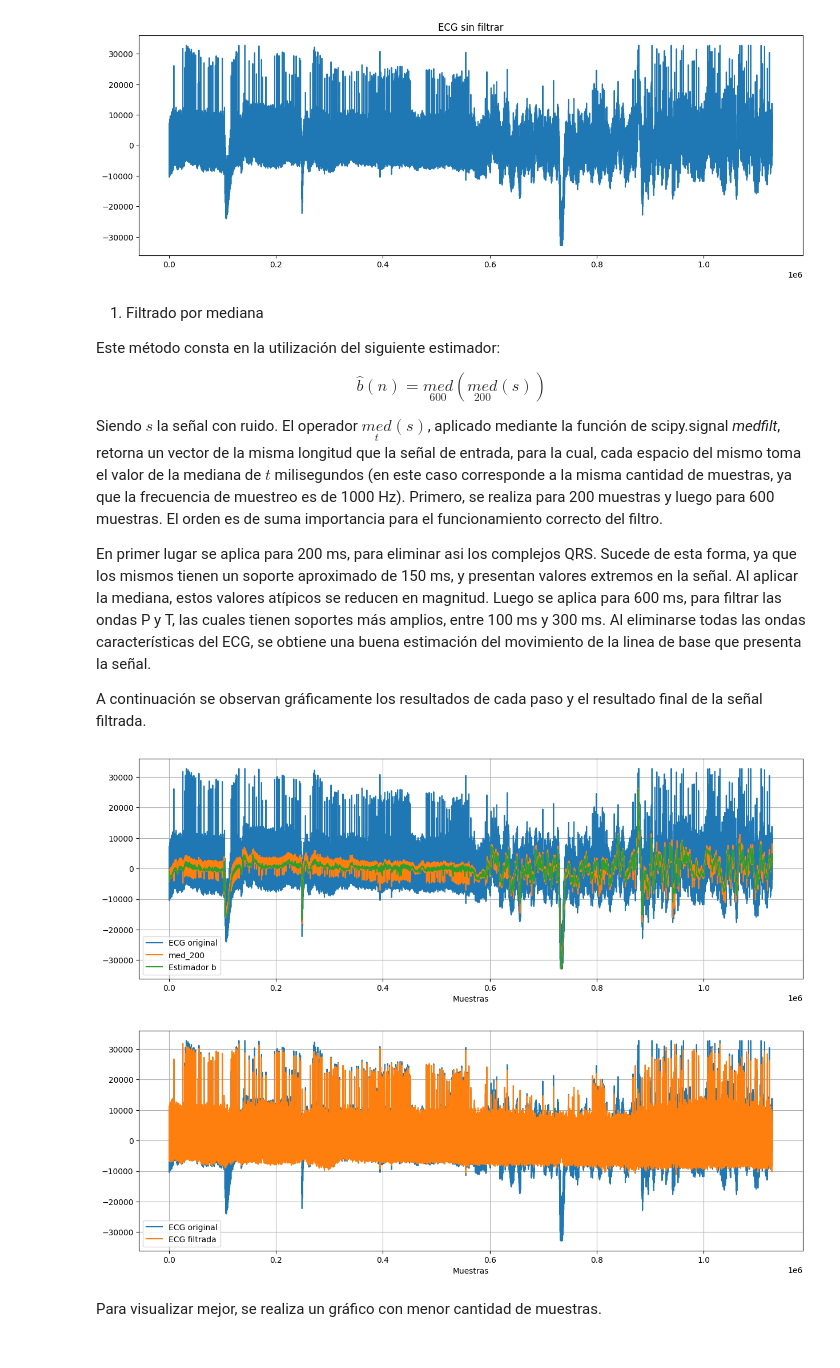
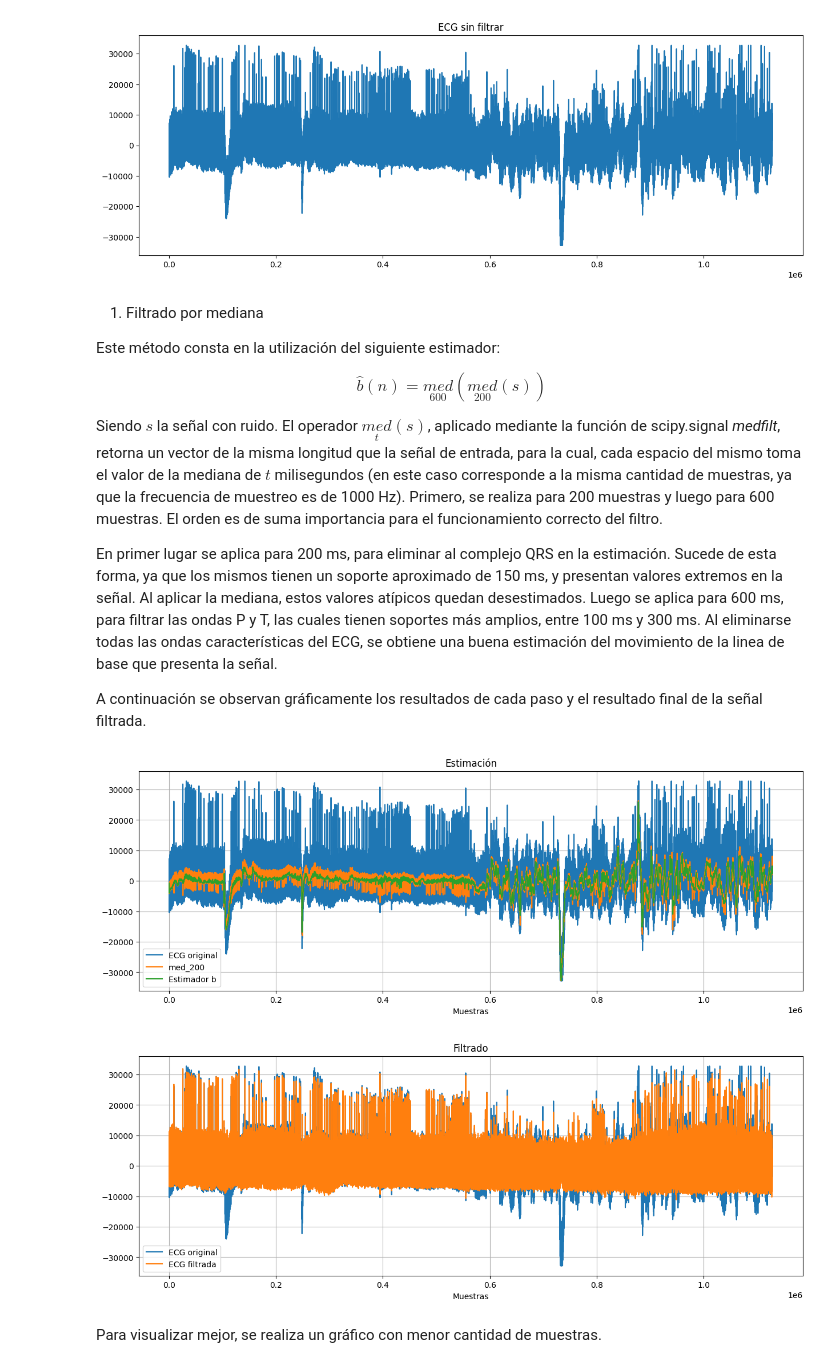
Before and after one commit to mtaranilla/APS_2025, a Jupyter notebook: TS_TARANILLA_SALGADO/TS9_FiltradoNoLineal/TS9_Filtrado_NoLineal.ipynb, the cells around one changed output. Drawn from its saved outputs; the diff is of its cells as text; code cells hidden in the pictures.

```diff
--- a/TS_TARANILLA_SALGADO/TS9_FiltradoNoLineal/TS9_Filtrado_NoLineal.ipynb
+++ b/TS_TARANILLA_SALGADO/TS9_FiltradoNoLineal/TS9_Filtrado_NoLineal.ipynb
@@ -57,34 +57,36 @@ $$
 
 Siendo $s$ la señal con ruido. El operador $\underset{t}{med} (s)$, aplicado mediante la función de scipy.signal *medfilt*, retorna un vector de la misma longitud que la señal de entrada, para la cual, cada espacio del mismo toma el valor de la mediana de $t$ milisegundos (en este caso corresponde a la misma cantidad de muestras, ya que la frecuencia de muestreo es de 1000 Hz). Primero, se realiza para 200 muestras y luego para 600 muestras. El orden es de suma importancia para el funcionamiento correcto del filtro.
 
-En primer lugar se aplica para 200 ms, para eliminar asi los complejos QRS. Sucede de esta forma, ya que los mismos tienen un soporte aproximado de 150 ms, y presentan valores extremos en la señal. Al aplicar la mediana, estos valores atípicos se reducen en magnitud. Luego se aplica para 600 ms, para filtrar las ondas P y T, las cuales tienen soportes más amplios, entre 100 ms y 300 ms. Al eliminarse todas las ondas características del ECG, se obtiene una buena estimación del movimiento de la linea de base que presenta la señal.
+En primer lugar se aplica para 200 ms, para eliminar al complejo QRS en la estimación. Sucede de esta forma, ya que los mismos tienen un soporte aproximado de 150 ms, y presentan valores extremos en la señal. Al aplicar la mediana, estos valores atípicos quedan desestimados. Luego se aplica para 600 ms, para filtrar las ondas P y T, las cuales tienen soportes más amplios, entre 100 ms y 300 ms. Al eliminarse todas las ondas características del ECG, se obtiene una buena estimación del movimiento de la linea de base que presenta la señal.
 
 A continuación se observan gráficamente los resultados de cada paso y el resultado final de la señal filtrada.
 # %%
 x = ecg_one_lead
 
 filtrada = signal.medfilt(x, 201)
 filtrada_600 = signal.medfilt(filtrada, 601)
 
 plt.figure(figsize=(15,5))
+plt.title('Estimación')
 plt.plot(x, label='ECG original')
 plt.plot(filtrada, label='med_200')
 plt.plot(filtrada_600, label='Estimador b')
 plt.xlabel('Muestras')
 plt.legend()
 plt.grid(True)
 plt.show()
 
 plt.figure(figsize=(15,5))
+plt.title('Filtrado')
 plt.plot(x, label='ECG original')
 plt.plot(x-filtrada_600, label='ECG filtrada')
 plt.xlabel('Muestras')
 plt.legend()
 plt.grid(True)
 plt.show()
 # %% [output]
-[figure, old version]
+[figure, new version]
-[figure, old version]
+[figure, new version]
 # %% [markdown]
 Para visualizar mejor, se realiza un gráfico con menor cantidad de muestras.
 # %%
```
Also changed, not shown: parts of 6 cells of this notebook.
